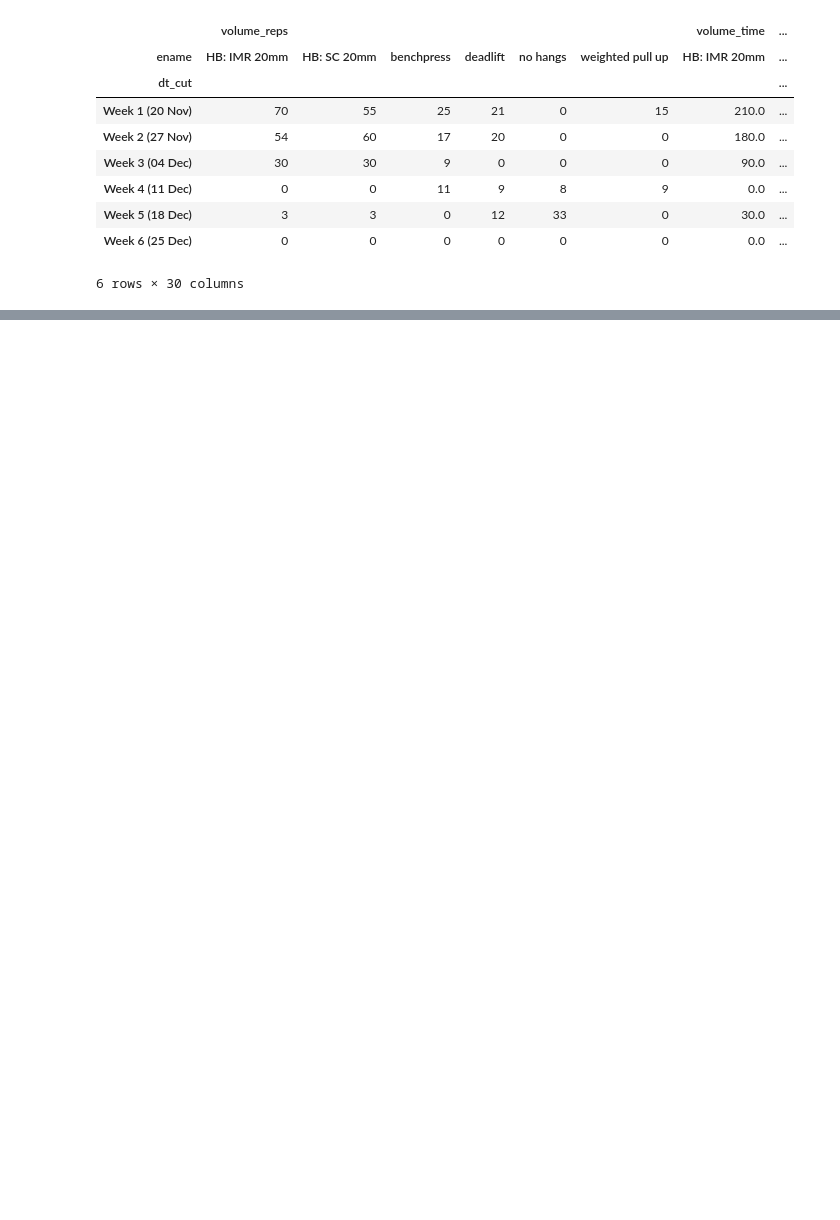
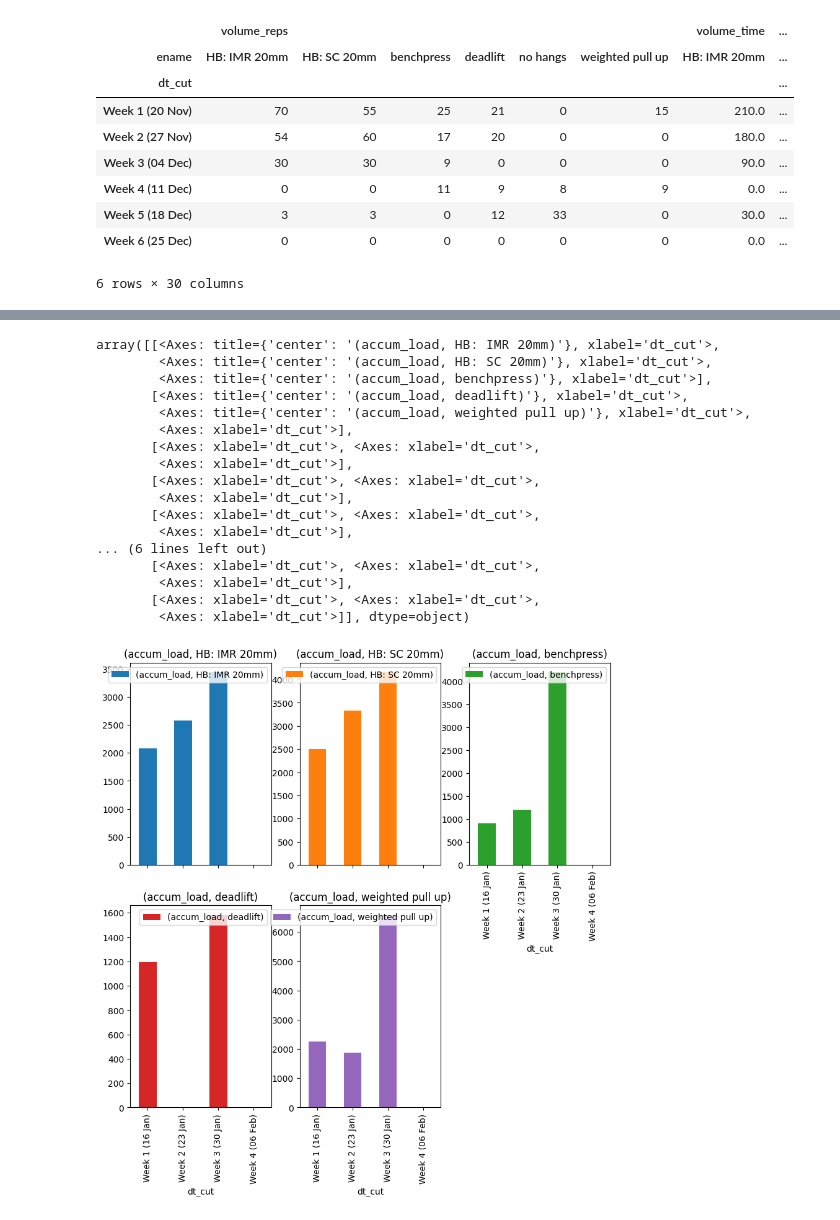
Before and after one commit to mwcoleman/moonscraper, a Jupyter notebook: eda.ipynb, the cells around one changed output, grey strips where cells are left out. Saved outputs shown, nothing was run; the diff lists cells and outputs as text; code cells hidden in the pictures; blank space fills up the shorter version.

```diff
--- a/eda.ipynb
+++ b/eda.ipynb
@@ -693,0 +671,22 @@ ValueError: need at least one array to concatenate
+# %%
+# grp.unstack(level=-1)[['sessions']].plot(rot=90, subplots=True, marker='x', linestyle="", figsize=(10,50), layout=(10,3))
+grp.unstack(level=-1)[['accum_load']].plot(kind='bar', rot=90, subplots=True, figsize=(10,50), layout=(10,3))
+# %% [output]
+array([[<Axes: title={'center': '(accum_load, HB: IMR 20mm)'}, xlabel='dt_cut'>,
+        <Axes: title={'center': '(accum_load, HB: SC 20mm)'}, xlabel='dt_cut'>,
+        <Axes: title={'center': '(accum_load, benchpress)'}, xlabel='dt_cut'>],
+       [<Axes: title={'center': '(accum_load, deadlift)'}, xlabel='dt_cut'>,
+        <Axes: title={'center': '(accum_load, weighted pull up)'}, xlabel='dt_cut'>,
+        <Axes: xlabel='dt_cut'>],
+       [<Axes: xlabel='dt_cut'>, <Axes: xlabel='dt_cut'>,
+        <Axes: xlabel='dt_cut'>],
+       [<Axes: xlabel='dt_cut'>, <Axes: xlabel='dt_cut'>,
+        <Axes: xlabel='dt_cut'>],
+       [<Axes: xlabel='dt_cut'>, <Axes: xlabel='dt_cut'>,
+        <Axes: xlabel='dt_cut'>],
+... (6 lines left out)
+       [<Axes: xlabel='dt_cut'>, <Axes: xlabel='dt_cut'>,
+        <Axes: xlabel='dt_cut'>],
+       [<Axes: xlabel='dt_cut'>, <Axes: xlabel='dt_cut'>,
+        <Axes: xlabel='dt_cut'>]], dtype=object)
+[figure, added]
```
Also changed, not shown: parts of 16 cells of this notebook.
